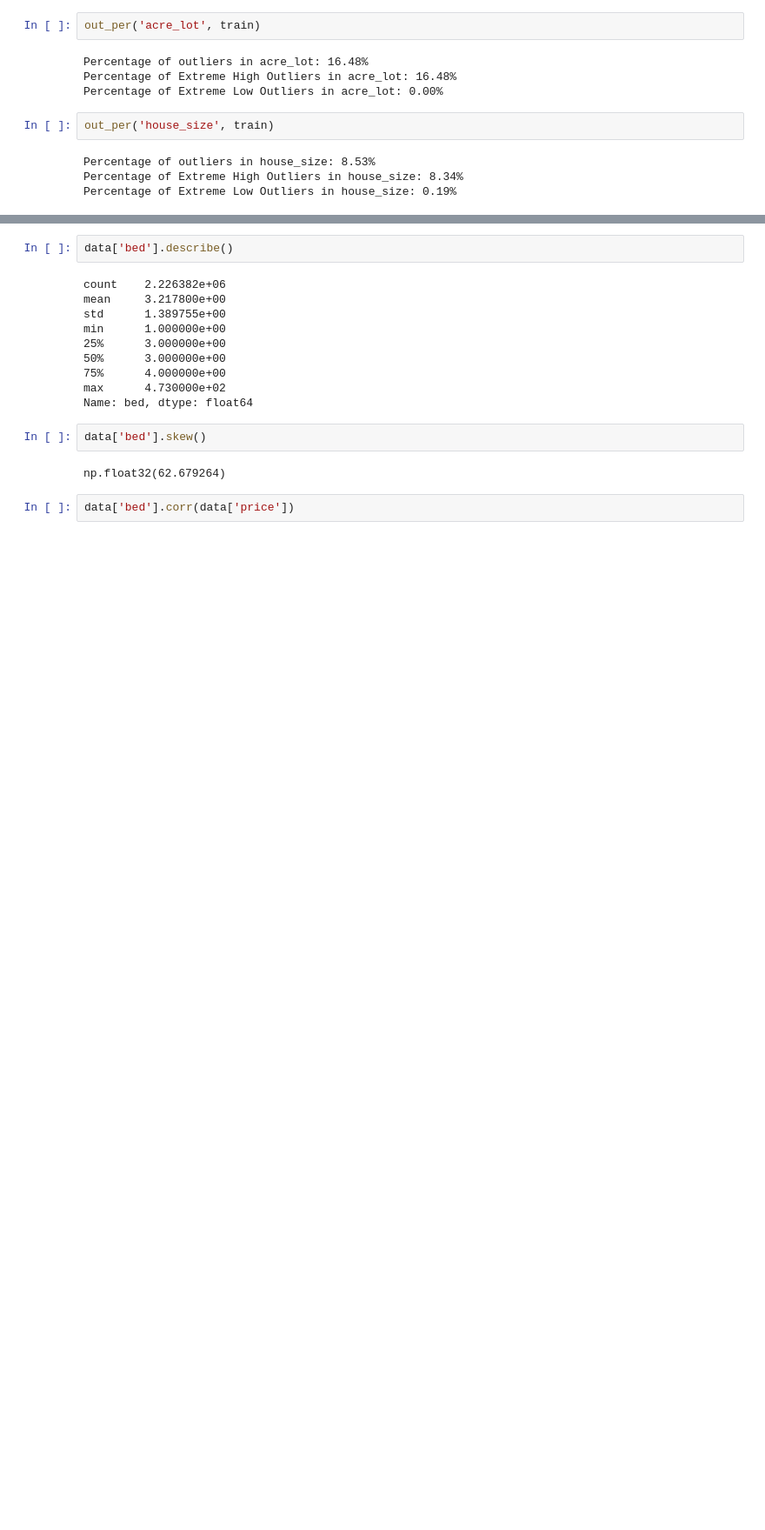
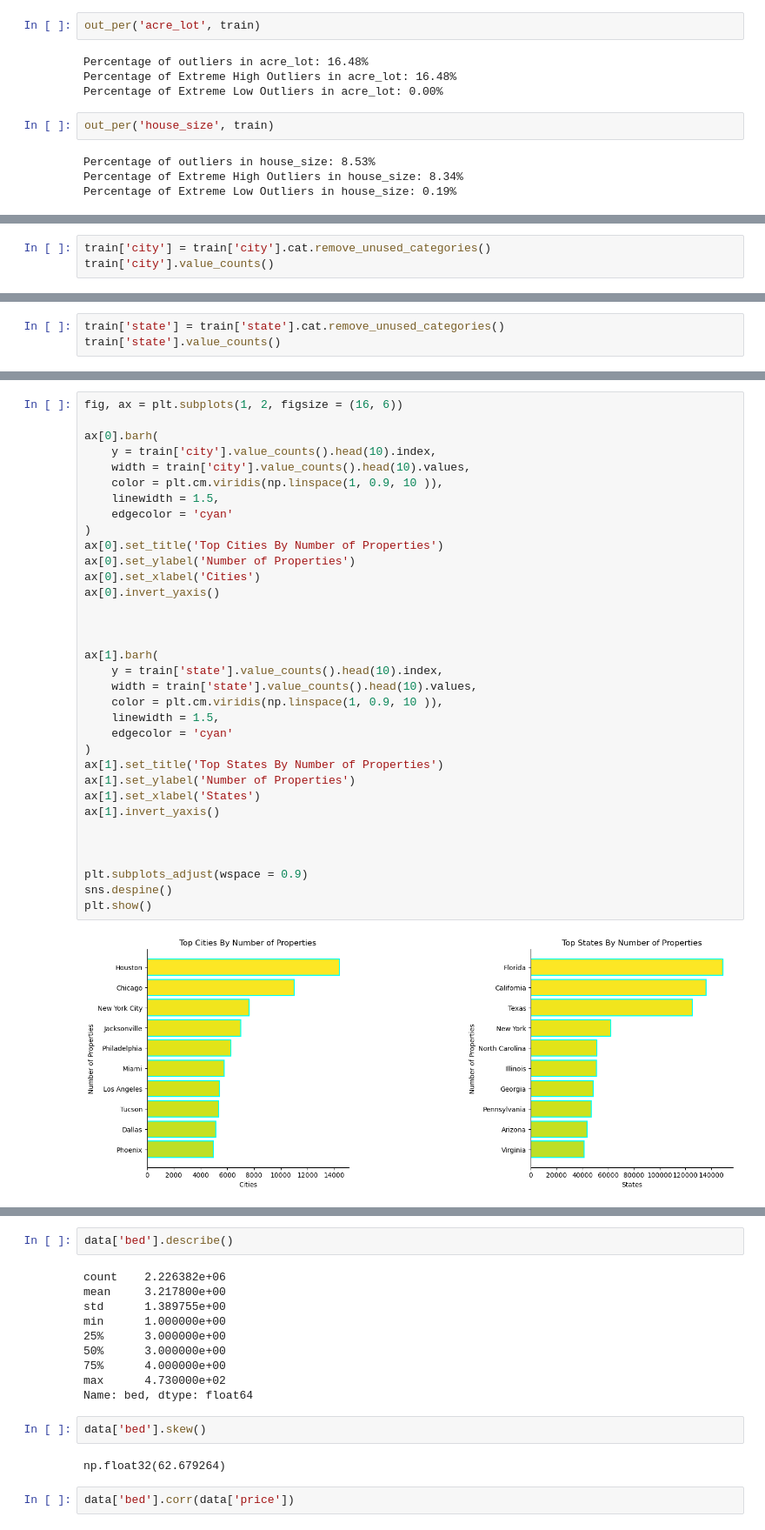
Before and after one commit to Kartika-Nidhi/DS_Projects, a Jupyter notebook: USARealEstatePricePrediction.ipynb, the cells around one changed output, grey strips where cells are left out. Shown at 87% size. Drawn from its saved outputs; the diff is of its cells as text; blank space fills up the shorter version.

```diff
--- a/USARealEstatePricePrediction.ipynb
+++ b/USARealEstatePricePrediction.ipynb
@@ -501,0 +516,3 @@ plt.show()
+# %%
+train['city'] = train['city'].cat.remove_unused_categories()
+train['city'].value_counts()
@@ -501,0 +540,3 @@ plt.show()
+# %%
+train['state'] = train['state'].cat.remove_unused_categories()
+train['state'].value_counts()
@@ -501,0 +572,36 @@ plt.show()
+# %%
+fig, ax = plt.subplots(1, 2, figsize = (16, 6))
+
+ax[0].barh(
+    y = train['city'].value_counts().head(10).index,
+    width = train['city'].value_counts().head(10).values,
+    color = plt.cm.viridis(np.linspace(1, 0.9, 10 )),
+    linewidth = 1.5,
+    edgecolor = 'cyan'
+)
+ax[0].set_title('Top Cities By Number of Properties')
+ax[0].set_ylabel('Number of Properties')
+ax[0].set_xlabel('Cities')
+ax[0].invert_yaxis()
+
+
+
+ax[1].barh(
+    y = train['state'].value_counts().head(10).index,
+    width = train['state'].value_counts().head(10).values,
+    color = plt.cm.viridis(np.linspace(1, 0.9, 10 )),
+    linewidth = 1.5,
+    edgecolor = 'cyan'
+)
+ax[1].set_title('Top States By Number of Properties')
+ax[1].set_ylabel('Number of Properties')
+ax[1].set_xlabel('States')
+ax[1].invert_yaxis()
+
+
+
+plt.subplots_adjust(wspace = 0.9)
+sns.despine()
+plt.show()
+# %% [output]
+[figure, added]
```
Also changed, not shown: parts of 25 cells of this notebook.
